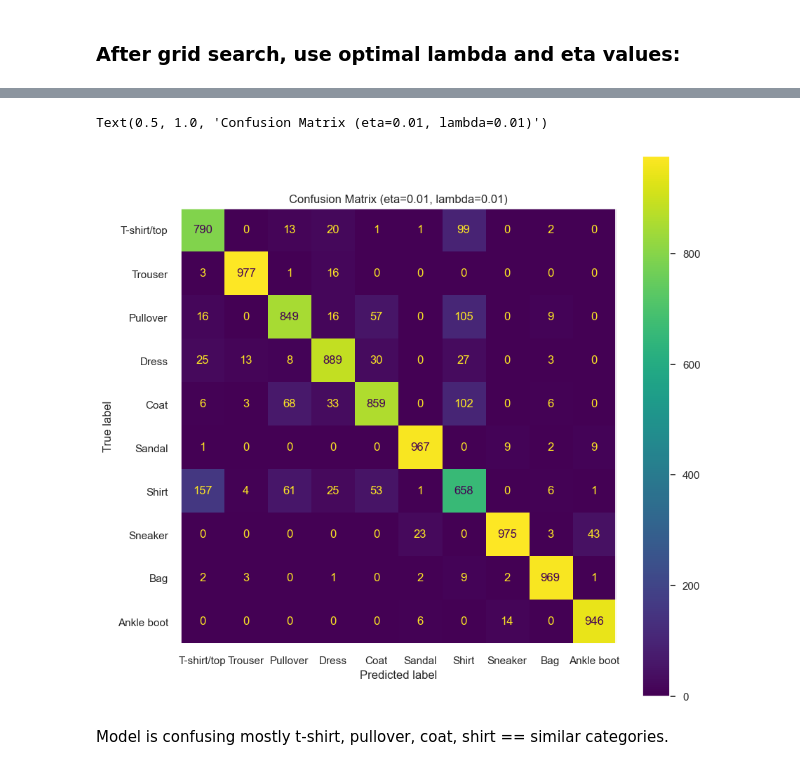
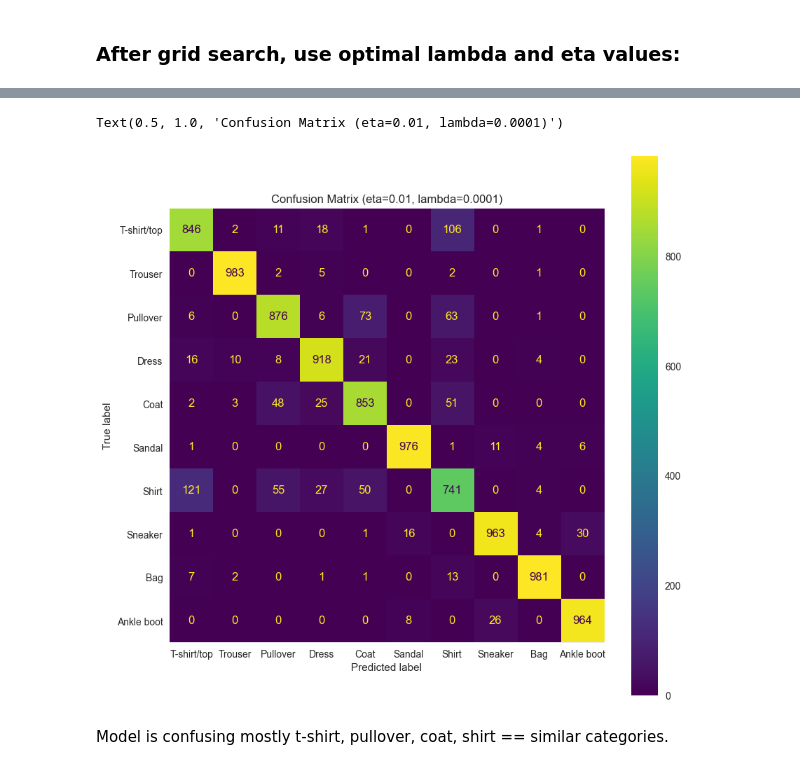
Before and after one commit to trudehalv/FYS_STK4155_project_3, a Jupyter notebook: src/CNN.ipynb, the cells around one changed output, grey strips where cells are left out. Cells and saved outputs as stored; diff of their text form; code cells hidden in the pictures.

```diff
--- a/src/CNN.ipynb
+++ b/src/CNN.ipynb
@@ -31,18 +43,25 @@ test_labels = to_categorical(test_labels, 10)
 # Create a function to make the CNN
 def create_CNN(eta, lmbd):
     model = Sequential()
-    model.add(Conv2D(32, kernel_size=(3, 3), activation='relu', input_shape=(28, 28, 1)))
+    model.add(Conv2D(32, kernel_size=(3, 3), input_shape=(28, 28, 1), padding='same',
+                     activation='relu', kernel_regularizer=regularizers.l2(lmbd)))
     model.add(MaxPooling2D(pool_size=(2, 2)))
-    model.add(Conv2D(64, kernel_size=(3, 3), activation='relu'))  # Changed 63 to 64
+
+    model.add(Conv2D(64, kernel_size=(3, 3), padding='same',
+                     activation='relu', kernel_regularizer=regularizers.l2(lmbd)))
     model.add(MaxPooling2D(pool_size=(2, 2)))
+
+
     model.add(Flatten())
-    model.add(Dense(128, activation='relu'))
-    model.add(Dense(10, activation='softmax'))
+
+    model.add(Dense(60, activation='relu', kernel_regularizer=regularizers.l2(lmbd)))
+
+    # 10 neurons for the 10 classes
+    model.add(Dense(10, activation='softmax', kernel_regularizer=regularizers.l2(lmbd)))
 
     #sgd = optimizers.legacy.SGD(learning_rate=eta)
-    adam = optimizers.legacy.Adam(learning_rate=eta)# Trenger denne noe mer input?
+    adam = optimizers.legacy.Adam(learning_rate=eta)
     model.compile(loss='categorical_crossentropy',
               optimizer=adam,
               metrics=['accuracy'])
-
     return model
@@ -148,31 +172,36 @@ plt.show()
 ### After grid search, use optimal lambda and eta values:
 # %%
 from sklearn.metrics import confusion_matrix, ConfusionMatrixDisplay
-# Only looking at plot for best values for now:
+best_eta = 0.01
+best_lambda = 0.0001
 
-best_eta = 0.01
-best_lambda = 0.01
+batch_size = 128 # Smaller batch size
+epochs = 100 # More epochs
+
+# Create the EarlyStopping callback
+early_stopping = EarlyStopping(
+    monitor='val_loss',  # Monitor validation loss
+    patience=10,         # Number of epochs with no improvement before stopping
+    restore_best_weights=True  # Restore model weights from the epoch with the best validation loss
+)
 
 # Create and train model with optimal values
 best_model = create_CNN(best_eta, best_lambda)
-history_best = best_model.fit(train_images, train_labels, validation_split = 0.2, batch_size=64,
-                    epochs=10, validation_data=(test_images, test_labels))
+history_best = best_model.fit(train_images, train_labels, validation_split = 0.2, batch_size=batch_size,
+                    epochs=epochs, validation_data=(test_images, test_labels),
+                    callbacks=[early_stopping])
 
 # Predict on test set
 test_probabilities = best_model.predict(test_images)
 
-# Convert prediction probability into integers NEED THIS?
+# Convert prediction probability into integers
 test_predictions = test_probabilities.argmax(axis=1)
 
 # CONVERT TEST_LABELS FROM ONE HOT ENCODING TO CLASS INDICES
 test_labels_indices = test_labels.argmax(axis=1) # convert 2d labels to 1d
+
 # Confusion matrix
 cm = confusion_matrix(test_predictions, test_labels_indices)
-
-# Adding names to classes, we only have numbers (THIS SHOULD BE DONE IN THE VERY BEGINNING)
-class_names = ['T-shirt/top', 'Trouser', 'Pullover', 'Dress', 'Coat',
-               'Sandal', 'Shirt', 'Sneaker', 'Bag', 'Ankle boot']
-
 
 
 disp = ConfusionMatrixDisplay(confusion_matrix=cm, display_labels=class_names)
@@ -201,5 +230,5 @@ Epoch 10/10
-Text(0.5, 1.0, 'Confusion Matrix (eta=0.01, lambda=0.01)')
+Text(0.5, 1.0, 'Confusion Matrix (eta=0.01, lambda=0.0001)')
-[figure, old version]
+[figure, new version]
 # %% [markdown]
 Model is confusing mostly t-shirt, pullover, coat, shirt == similar categories.
 # %% [markdown]
```
Also changed, not shown: parts of 17 cells of this notebook.
